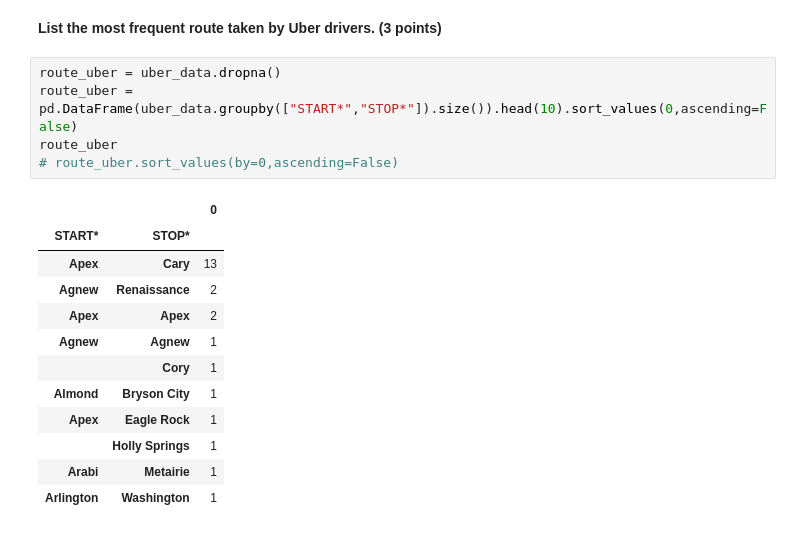
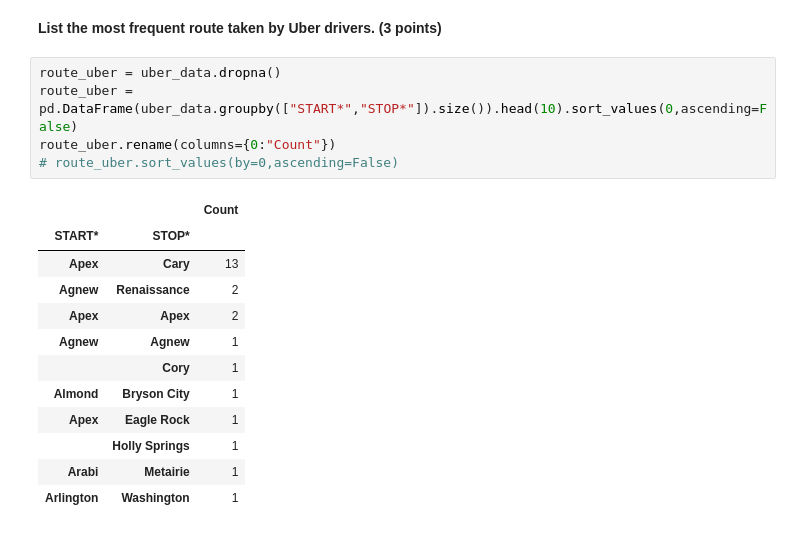
Before and after one commit to Hugox96/Uber_An-lise, a Jupyter notebook: Uber.ipynb, the cells around one changed output. Drawn from its saved outputs; the diff is of its cells as text.

```diff
--- a/Uber.ipynb
+++ b/Uber.ipynb
@@ -248,10 +248,10 @@ dropping_point
 # %%
 route_uber = uber_data.dropna()
 route_uber = pd.DataFrame(uber_data.groupby(["START*","STOP*"]).size()).head(10).sort_values(0,ascending=False)
-route_uber
+route_uber.rename(columns={0:"Count"})
 # route_uber.sort_values(by=0,ascending=False)
 # %% [output]
-|  |  | 0 |
+|  |  | Count |
 | START* | STOP* |  |
 | Apex | Cary | 13 |
 | Agnew | Renaissance | 2 |
```
